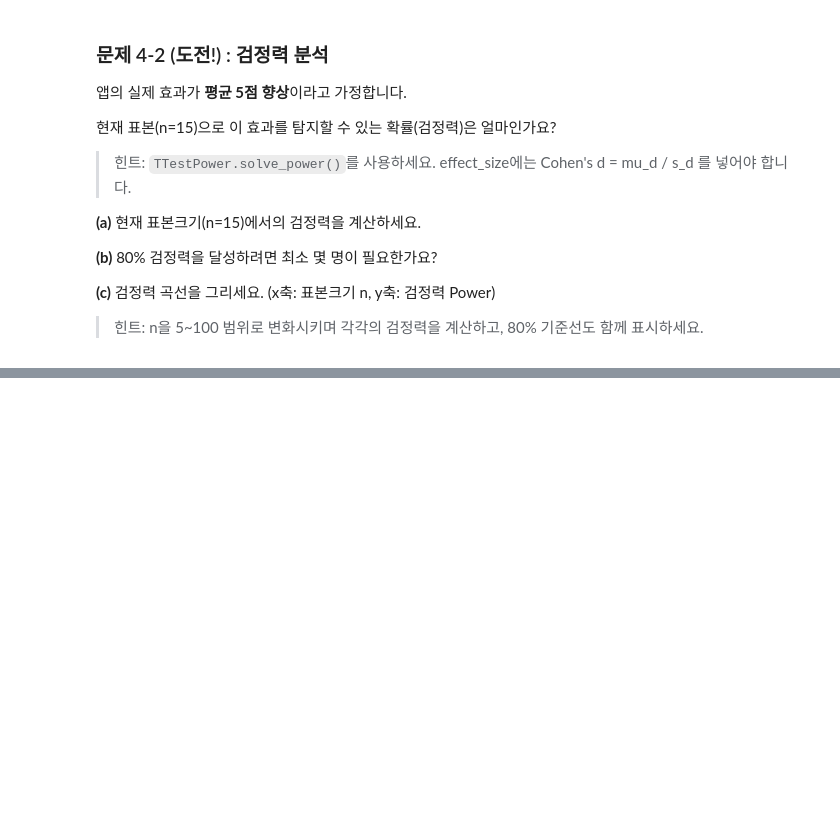
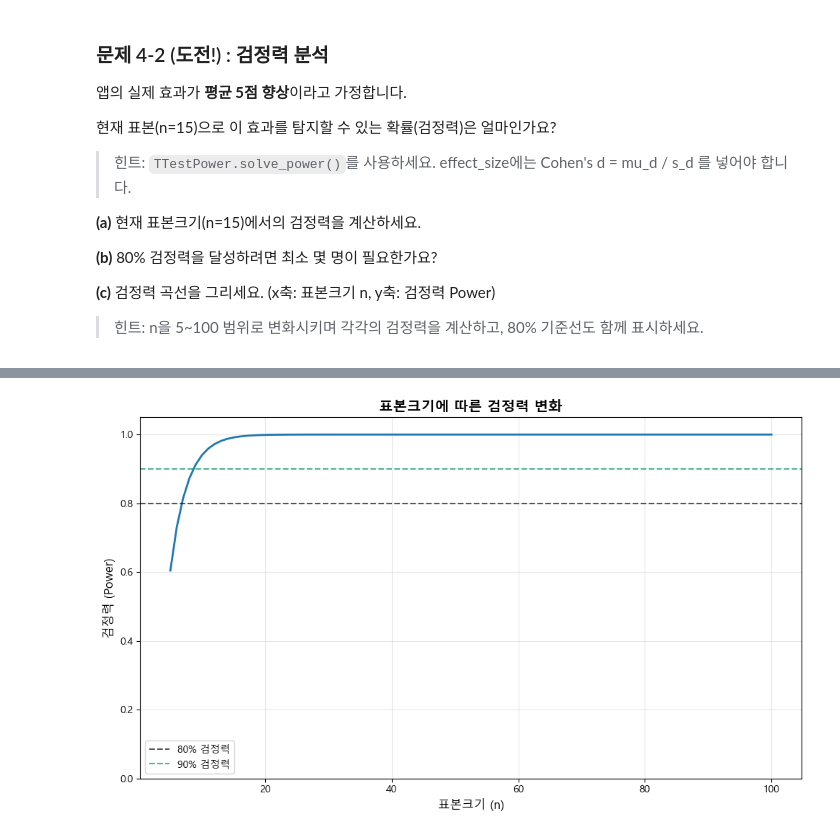
Before and after one commit to sparta-data11-statistics-practice/practice-01-descriptive-statistics-sybeom528, a Jupyter notebook: practice_03_assignment.ipynb, the cells around one changed output, grey strips where cells are left out. Drawn from its saved outputs; the diff is of its cells as text; code cells hidden in the pictures; blank space fills up the shorter version.

```diff
--- a/practice_03_assignment.ipynb
+++ b/practice_03_assignment.ipynb
@@ -681,21 +754,33 @@ print(f"차이의 표준편차 sd = {s_d:.2f}")
 # %%
 # TODO (c): 검정력 곡선 시각화
 fig, ax = plt.subplots(figsize=(10, 6))
 
 # TODO: n_range에 대해 검정력을 계산하고 plot 하세요
-# n_range = np.arange(5, 101)
-# powers = []
-# for n in n_range:
-#     ...
+n_range = np.arange(5, 101)
+powers = []
+analysis = TTestPower()
 
-ax.axhline(0.80, color='#D97706', linestyle='--', alpha=0.7, label='80% 검정력')
+d = mu_d / s_d
+target_power = 0.8
+
+for n in n_range:
+    se = s_d / np.sqrt(n)
+    t_crit = stats.t.ppf(1 - alpha, df = n - 1)
+    x_crit = 0 + t_crit * se
+    power2 = stats.norm.sf(x_crit, loc = mu_d, scale = se)
+    powers.append(power2)
+
+ax.plot(n_range, powers, linewidth = 2)
+ax.axhline(0.80, color="#141312", linestyle='--', alpha=0.7, label='80% 검정력')
 ax.axhline(0.90, color='#059669', linestyle='--', alpha=0.7, label='90% 검정력')
 ax.set_xlabel('표본크기 (n)', fontsize=12)
 ax.set_ylabel('검정력 (Power)', fontsize=12)
 ax.set_title('표본크기에 따른 검정력 변화', fontsize=14, fontweight='bold')
 ax.legend(fontsize=10)
 ax.grid(alpha=0.3)
 ax.set_ylim(0, 1.05)
 
 plt.tight_layout()
 plt.show()
+# %% [output]
+[figure, added]
```
Also changed, not shown: parts of 6 cells of this notebook.
